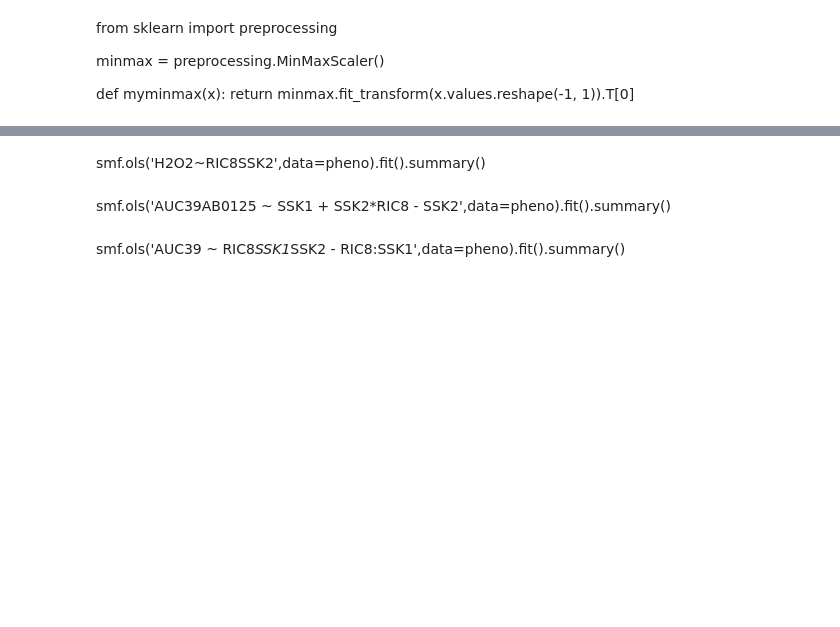
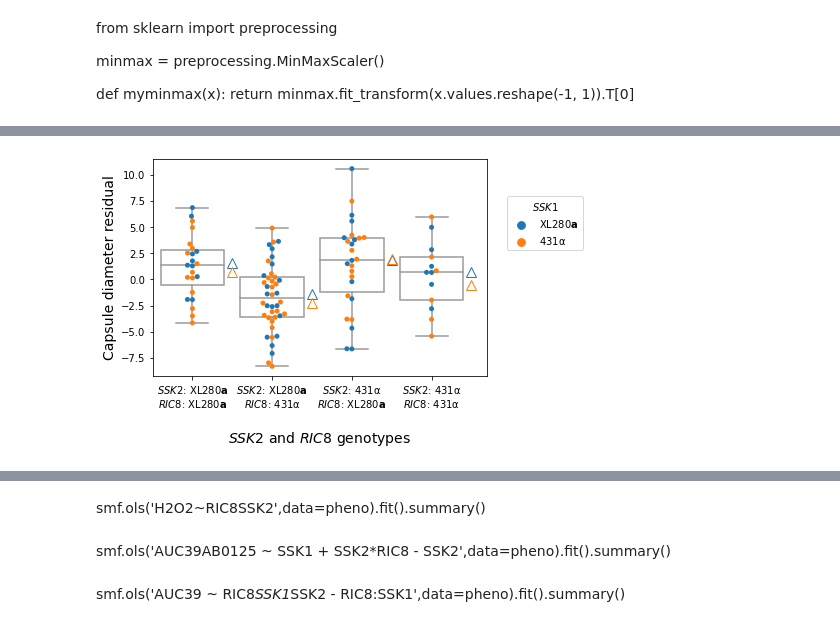
Before and after one commit to magwenelab/crypto-QTL-paper, a Jupyter notebook: SCRIPTS/Cryptococcus_phenotypes_S7_S8_Figs.ipynb, the cells around one changed output, grey strips where cells are left out. Cells and saved outputs as stored; diff of their text form; code cells hidden in the pictures; blank space fills up the shorter version.

```diff
--- a/SCRIPTS/Cryptococcus_phenotypes_S7_S8_Figs.ipynb
+++ b/SCRIPTS/Cryptococcus_phenotypes_S7_S8_Figs.ipynb
@@ -394,19 +595,21 @@ plt.savefig('/home/croth/Desktop/Capsule_diameter_RIC8:SSK2_by_SSK1.png',
 # %%
 sns.boxplot(x='new_mosaic',y='Capsule_diameter_residual',data=pheno,color='w',showfliers = False)
 sns.swarmplot(x='new_mosaic',y='Capsule_diameter_residual',hue='SSK1r',
               data=pheno,hue_order=[xl280_label,_431_label]);
 plt.legend(title='$SSK1$',bbox_to_anchor=(1.3,.85),fontsize=10)
 plt.xlabel('\n$SSK2$ and $RIC8$ genotypes',fontsize=14)
 plt.xticks(np.arange(0,4),new_xlabels,fontsize=10);
 plt.ylabel('Capsule diameter residual',fontsize=14);
 
 for i,j in pheno.groupby(['new_mosaic','SSK1']):
 
     plt.plot(i[0]+0.5,j.Capsule_diameter_residual.median(),'^',ms =10,
              fillstyle='none',color='tab:blue' if i[1] == 0 else 'tab:orange')
 plt.xlim(-0.5,3.7);
-plt.savefig('/home/croth/Desktop/Capsule_diameter_residual_RIC8:SSK2_by_SSK1.png',
-            dpi=100,bbox_inches='tight');
+#plt.savefig('/home/croth/Desktop/Capsule_diameter_residual_RIC8:SSK2_by_SSK1.png',
+#            dpi=100,bbox_inches='tight');
+# %% [output]
+[figure, added]
 # %%
 sns.boxplot(x='new_mosaic',y='Cell_diameter',data=pheno,color='w',showfliers = False)
 sns.swarmplot(x='new_mosaic',y='Cell_diameter',hue='SSK1r',
```
Also changed, not shown: parts of 175 cells of this notebook, 12 other files.
